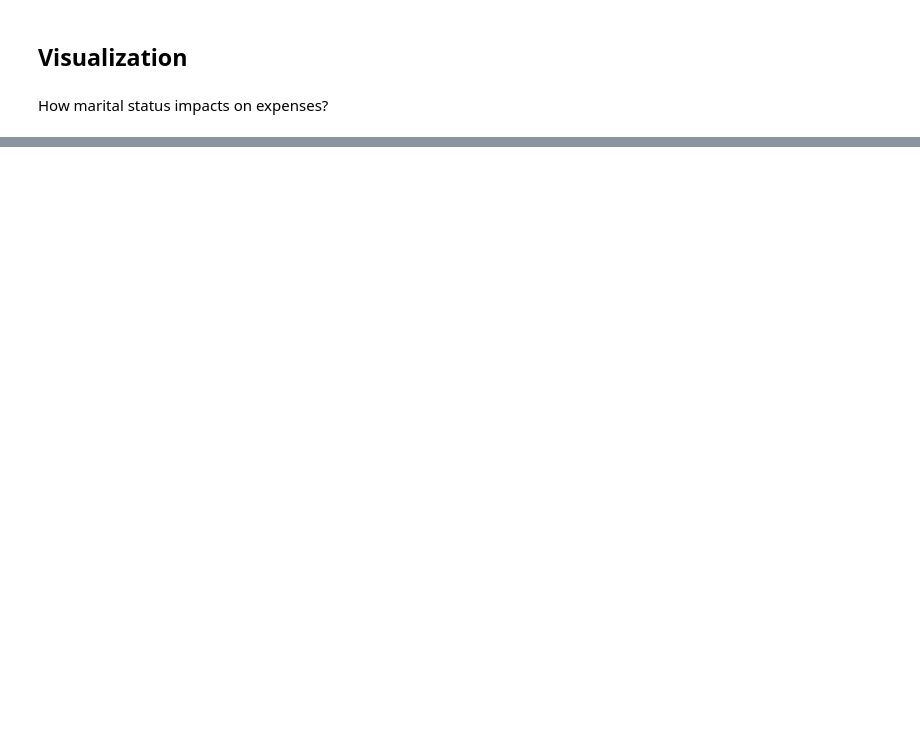
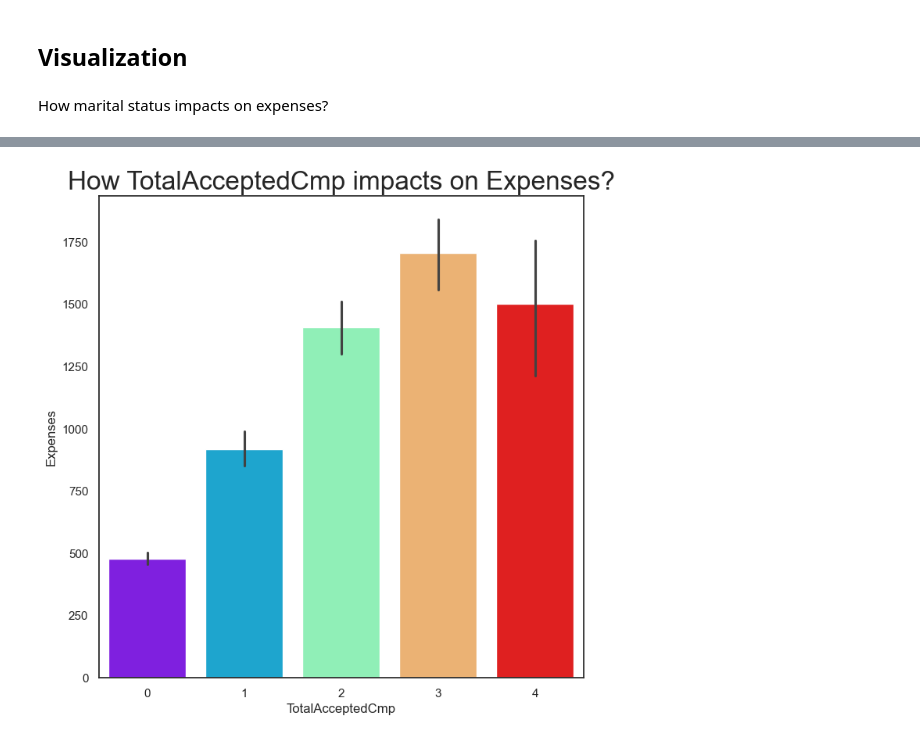
Before and after one commit to camellikna/Team_Project, a Jupyter notebook: src/understandingdata.ipynb, the cells around one changed output, grey strips where cells are left out. Cells and saved outputs as stored; diff of their text form; code cells hidden in the pictures; blank space fills up the shorter version.

```diff
--- a/src/understandingdata.ipynb
+++ b/src/understandingdata.ipynb
@@ -169,0 +210,7 @@ fig.show()
+# %%
+sns.set_theme(style="white")
+plt.figure(figsize=(8,8))
+plt.title("How TotalAcceptedCmp impacts on Expenses?",fontsize=24)
+ax = sns.barplot(x="TotalAcceptedCmp", y="Expenses", data=df_cust,palette="rainbow",hue="TotalAcceptedCmp" ,legend=False )
+# %% [output]
+[figure, added]
```
Also changed, not shown: parts of 7 cells of this notebook.
